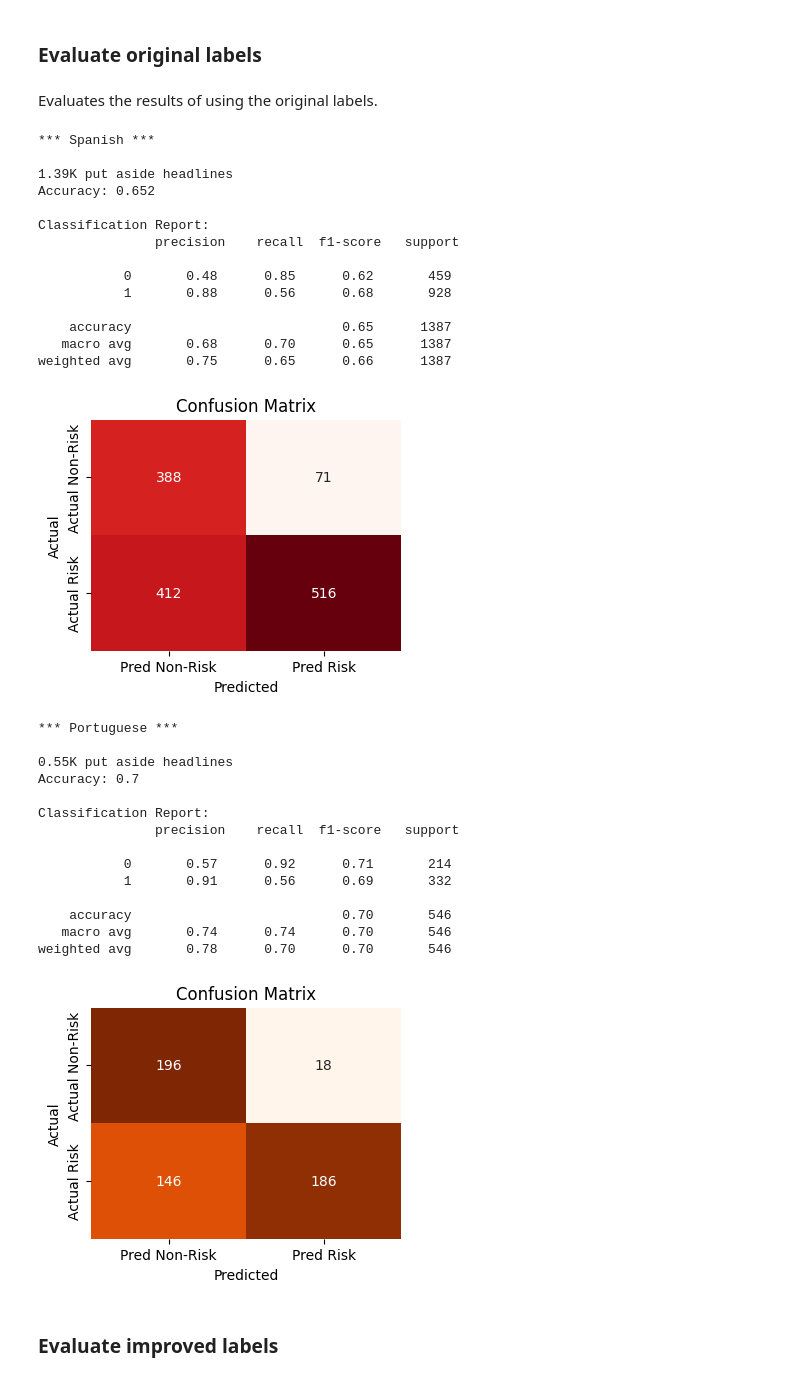
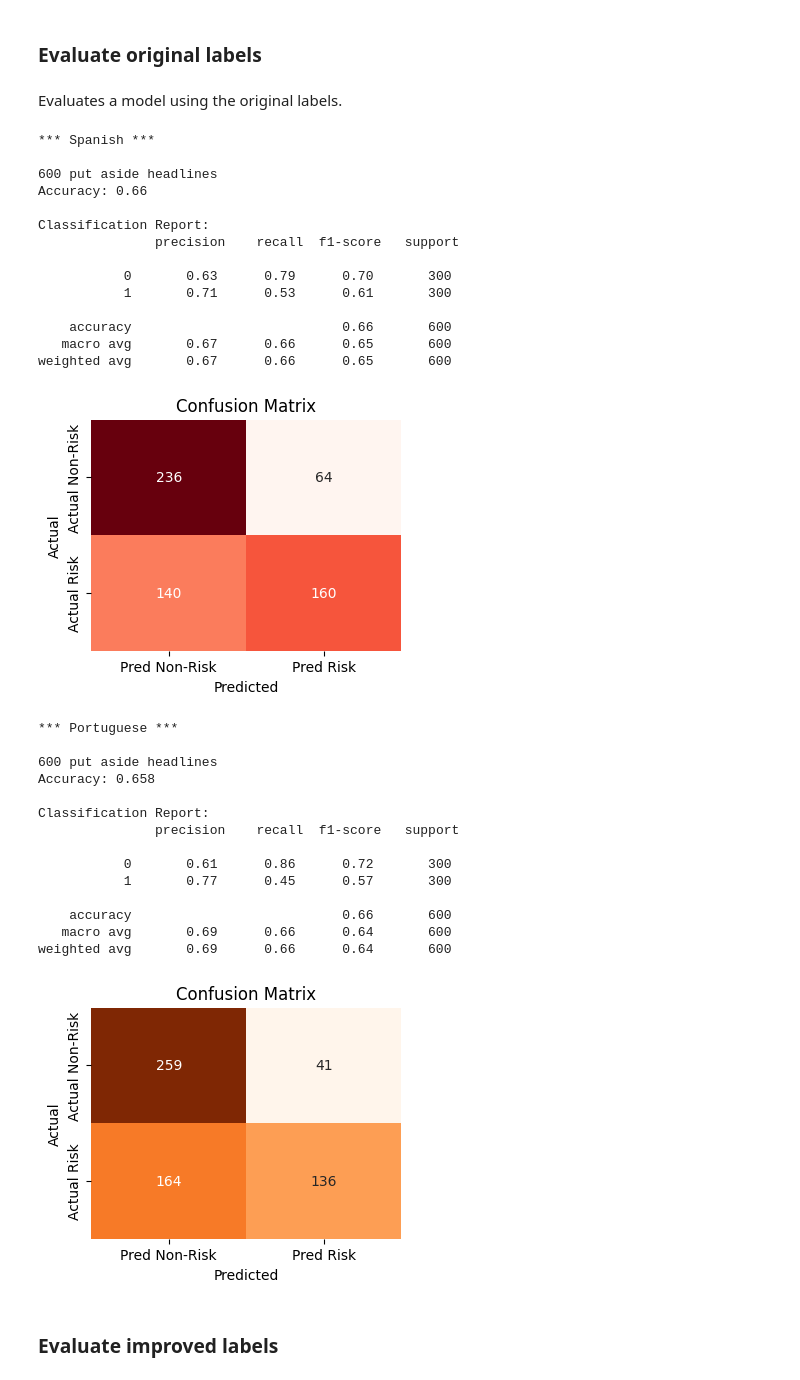
Before and after one commit to jcarterlab/Latin-Risk-Pulse-ML-model, a Jupyter notebook: Notebooks/03_improve_labels.ipynb, the cells around one changed output. Saved outputs shown, nothing was run; the diff lists cells and outputs as text; code cells hidden in the pictures.

```diff
--- a/Notebooks/03_improve_labels.ipynb
+++ b/Notebooks/03_improve_labels.ipynb
@@ -106,15 +32,0 @@ The put aside dataframe is filtered to include only keyword matches. While this
-# %%
-# filteres non-risks to include only keyword matches
-def filter_put_aside_df(df, title):
-    print()
-    print('*** ' + title + ' ***')
-    print()
-    keyword_hits = df.loc[~pd.isna(df.keyword_hit)]
-    non_risks = keyword_hits.loc[pd.isna(keyword_hits.risk_type)]
-    risks = keyword_hits.loc[~pd.isna(keyword_hits.risk_type)]
-    print('non-risks: ' + str(len(non_risks)))
-    print('risks: ' + str(len(risks)))
-    return pd.concat([risks, non_risks])
-
-spanish_put_aside_df = filter_put_aside_df(raw_spanish_put_aside_df, 'Spanish')
-portuguese_put_aside_df = filter_put_aside_df(raw_portuguese_put_aside_df, 'Portuguese')
@@ -358,62 +261,66 @@ A model is trained on the filtered dataset and evaluated on the set aside data.
 # %%
 # evaluates a filtered dataset against new headlines
-def logistic_regression(train_df, put_aside_df, language, colors):
+def fit_evaluate(train_df, put_aside_df, language, colors):
+    # prints the language
     print()
     print('*** ' + language + ' ***')
     print()
 
-    X_train, X_test, y_train, y_test = split_data(train_df, test_size=0.01)
+    # instantiate vectorizer
     vectorizer = TfidfVectorizer()
+
+    # prepare data
+    X_train, X_test, y_train, y_test = split_data(train_df, test_size=0.001)
     X_train_tfidf = vectorizer.fit_transform(X_train)
+    X_test_tfidf = vectorizer.transform(put_aside_df.headline)
+    y_test = [int(pd.notna(x)) for x in put_aside_df.risk_type]
 
+    # fit logistic regression model
     model = LogisticRegression()
     model.fit(X_train_tfidf, y_train)
 
-    print(str(round(len(put_aside_df)/1000, 2)) + 'K put aside headlines')
-
-    X_test_tfidf = vectorizer.transform(put_aside_df.headline)
-    y_test = [int(pd.notna(x)) for x in put_aside_df.risk_type]
-
+    # evaluate data
+    print(str(len(put_aside_df)) + ' put aside headlines')
     return evaluate_model(model, X_test_tfidf, y_test, colors)
 # %% [markdown]
 ### Evaluate original labels
 # %% [markdown]
-Evaluates the results of using the original labels.
+Evaluates a model using the original labels.
 # %%
 # trains and evaluates a model on the unfiltered data
-unfiltered_spanish_classification_report_ = logistic_regression(spanish_df, spanish_put_aside_df, language='Spanish', colors='Reds')
-unfiltered_portuguese_classification_report_ = logistic_regression(portuguese_df, portuguese_put_aside_df, language='Portuguese', colors='Oranges')
+unfiltered_spanish_classification_report_ = fit_evaluate(spanish_train_df, spanish_put_aside_df, language='Spanish', colors='Reds')
+unfiltered_portuguese_classification_report_ = fit_evaluate(portuguese_train_df, portuguese_put_aside_df, language='Portuguese', colors='Oranges')
 # %% [output]
 *** Spanish ***
 
-1.39K put aside headlines
-Accuracy: 0.652
+600 put aside headlines
+Accuracy: 0.66
 
 Classification Report:
                precision    recall  f1-score   support
 
-           0       0.48      0.85      0.62       459
-           1       0.88      0.56      0.68       928
+           0       0.63      0.79      0.70       300
+           1       0.71      0.53      0.61       300
 
-    accuracy                           0.65      1387
-   macro avg       0.68      0.70      0.65      1387
-weighted avg       0.75      0.65      0.66      1387
+    accuracy                           0.66       600
+   macro avg       0.67      0.66      0.65       600
+weighted avg       0.67      0.66      0.65       600
-[figure, old version]
+[figure, new version]
 *** Portuguese ***
 
-0.55K put aside headlines
-Accuracy: 0.7
+600 put aside headlines
+Accuracy: 0.658
 
 Classification Report:
                precision    recall  f1-score   support
 
-           0       0.57      0.92      0.71       214
-           1       0.91      0.56      0.69       332
+           0       0.61      0.86      0.72       300
+           1       0.77      0.45      0.57       300
 
-    accuracy                           0.70       546
-   macro avg       0.74      0.74      0.70       546
-weighted avg       0.78      0.70      0.70       546
+    accuracy                           0.66       600
+   macro avg       0.69      0.66      0.64       600
+weighted avg       0.69      0.66      0.64       600
-[figure, old version]
+[figure, new version]
 # %% [markdown]
 ### Evaluate improved labels
 # %% [markdown]
```
Also changed, not shown: parts of 36 cells of this notebook, 4 other files.
